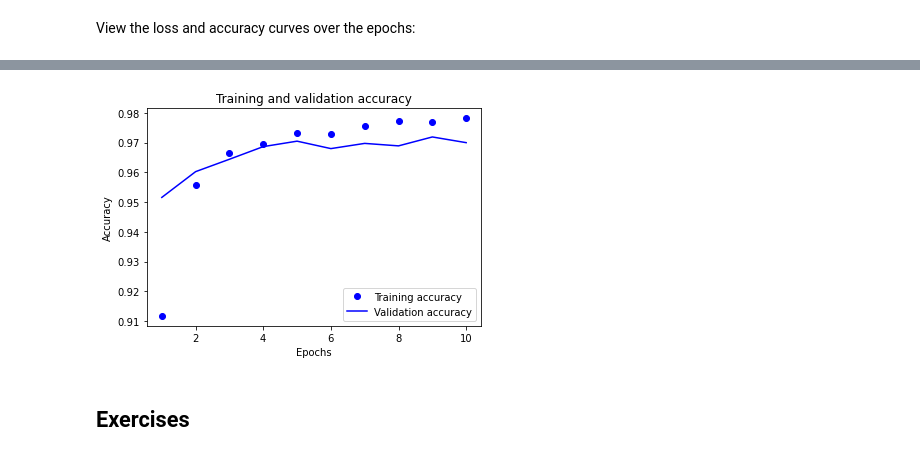
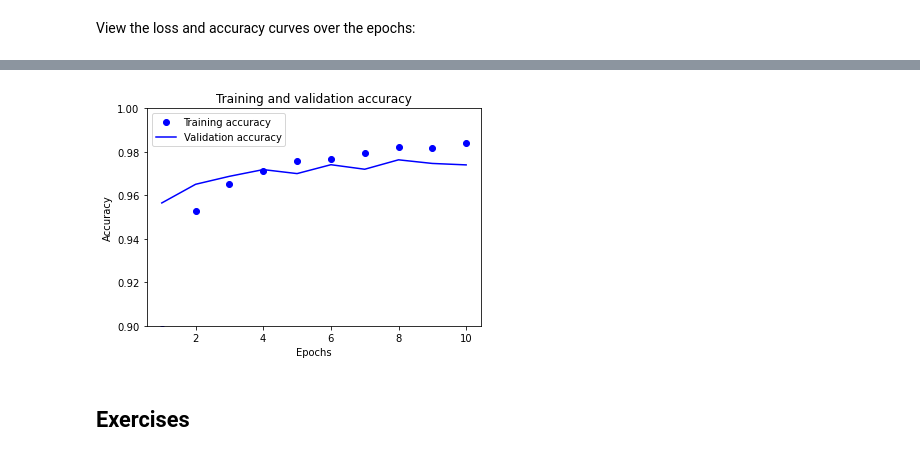
Before and after one commit to lukeconibear/intro_ml, a Jupyter notebook: docs/03_data.ipynb, the cells around one changed output, grey strips where cells are left out. Cells and saved outputs as stored; diff of their text form; code cells hidden in the pictures.

```diff
--- a/docs/03_data.ipynb
+++ b/docs/03_data.ipynb
@@ -425,13 +426,12 @@ x = tf.keras.layers.Dense(
     128,
     activation="relu",
     name="layer1",
-    kernel_regularizer=tf.keras.regularizers.l2(0.001),  # I'm new
 )(x)
+x = tf.keras.layers.Dropout(0.2)(x)
 x = tf.keras.layers.Dense(
     128,
     activation="relu",
     name="layer2",
-    kernel_regularizer=tf.keras.regularizers.l2(0.001),  # I'm new
 )(x)
 outputs = tf.keras.layers.Dense(10, name="outputs")(x)
 
@@ -472,15 +454,16 @@ history = model.fit(
 # %%
 plt.plot(epochs_range, history.history["accuracy"], "bo", label="Training accuracy")
 plt.plot(
     epochs_range, history.history["val_accuracy"], "b", label="Validation accuracy"
 )
 plt.title("Training and validation accuracy")
 plt.xlabel("Epochs")
 plt.ylabel("Accuracy")
+plt.ylim([0.9, 1.0])
 plt.legend()
 plt.show()
 # %% [output]
-[figure, old version]
+[figure, new version]
 # %% [markdown]
 ## Exercises
 # %% [markdown]
```
Also changed, not shown: parts of 4 cells of this notebook, 3 other files.
